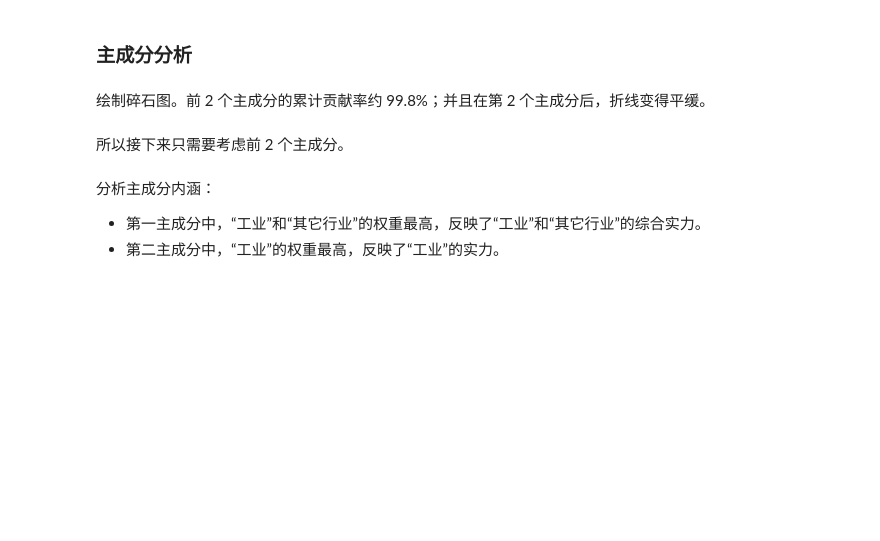
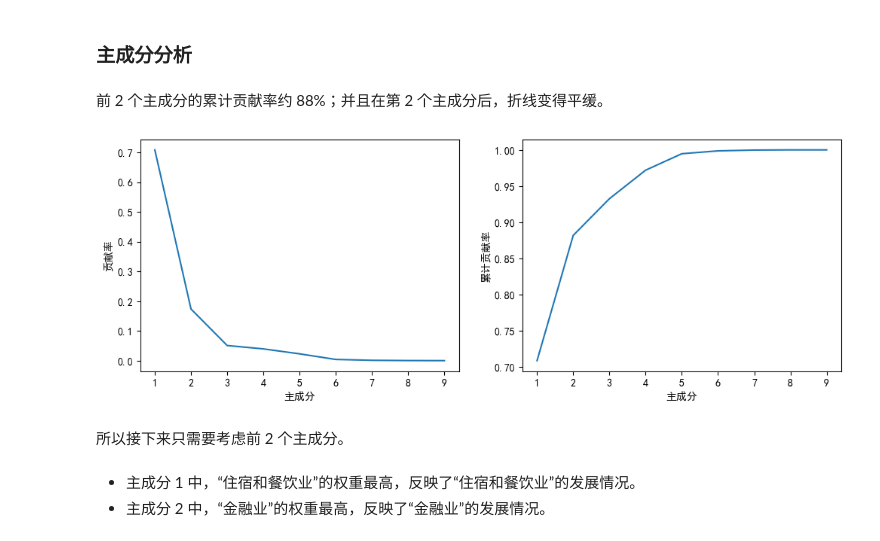
Before and after one commit to mrcaidev/multivariate-statistical-analysis, a Jupyter notebook: covid-industry/main.ipynb, the cells around one changed output. Saved outputs shown, nothing was run; the diff lists cells and outputs as text; code cells hidden in the pictures; blank space fills up the shorter version.

Commit message:
fix: replace wrong solution

```diff
--- a/covid-industry/main.ipynb
+++ b/covid-industry/main.ipynb
@@ -25,17 +25,15 @@ plt.tight_layout()
 # %%
 industries = pd.read_excel(
-    "data/分行业增加值.xls",
+    "data/分行业增加值指数.xls",
     skiprows=2,
-    skipfooter=2,
+    skipfooter=1,
     index_col=0,
-).T / 10000
-industries.drop(columns="国内生产总值(亿元)", inplace=True)
-industries.rename(
-    columns=lambda name: name.replace("增加值(亿元)", ""),
+).T.drop(
+    columns="国内生产总值指数(上年=100)",
+).rename(
+    columns=lambda name: name.replace("增加值指数(上年=100)", ""),
     index=lambda name: name.replace("年", ""),
-    inplace=True
-)
+).sort_index()
 industries.index.rename("年份", inplace=True)
-industries.sort_index(inplace=True)
 # %% [markdown]
 ### 探索性分析
@@ -57,34 +63,36 @@ plt.show()
 # %% [markdown]
 ### 主成分分析
 # %% [markdown]
-绘制碎石图。前 2 个主成分的累计贡献率约 99.8%；并且在第 2 个主成分后，折线变得平缓。
+前 2 个主成分的累计贡献率约 88%；并且在第 2 个主成分后，折线变得平缓。
 # %%
 pca = PCA().fit(industries)
+
+contribution_index = pd.Index([str(i + 1) for i in range(pca.n_components_)], name="主成分")
 contributions = pd.Series(
     pca.explained_variance_ratio_,
     name="贡献率",
-    index=pd.Index([str(i) for i in range(1, pca.n_components_ + 1)], name="主成分"),
+    index=contribution_index,
 )
-contribution_cumsum = pd.Series(
+contributions_cumsum = pd.Series(
     pca.explained_variance_ratio_.cumsum(),
     name="累计贡献率",
-    index=pd.Index([str(i) for i in range(1, pca.n_components_ + 1)], name="主成分"),
+    index=contribution_index,
 )
 
-fig, axes = plt.subplots(1, 2, figsize=(12, 4))
+_, axes = plt.subplots(1, 2, figsize=(12, 4))
 sns.lineplot(contributions, ax=axes[0])
-sns.lineplot(contribution_cumsum, ax=axes[1])
+sns.lineplot(contributions_cumsum, ax=axes[1])
 plt.show()
+# %% [output]
+[figure, added]
 # %% [markdown]
 所以接下来只需要考虑前 2 个主成分。
 # %%
 pca = PCA(n_components=2)
 raw_scores = pca.fit_transform(industries)
-# %% [markdown]
-分析主成分内涵：
-
-- 第一主成分中，“工业”和“其它行业”的权重最高，反映了“工业”和“其它行业”的综合实力。
-- 第二主成分中，“工业”的权重最高，反映了“工业”的实力。
+# %% [markdown]
+- 主成分 1 中，“住宿和餐饮业”的权重最高，反映了“住宿和餐饮业”的发展情况。
+- 主成分 2 中，“金融业”的权重最高，反映了“金融业”的发展情况。
 # %%
 components = pd.DataFrame(
     pca.components_.T,
```
Also changed, not shown: parts of 32 cells of this notebook, 2 other files.
